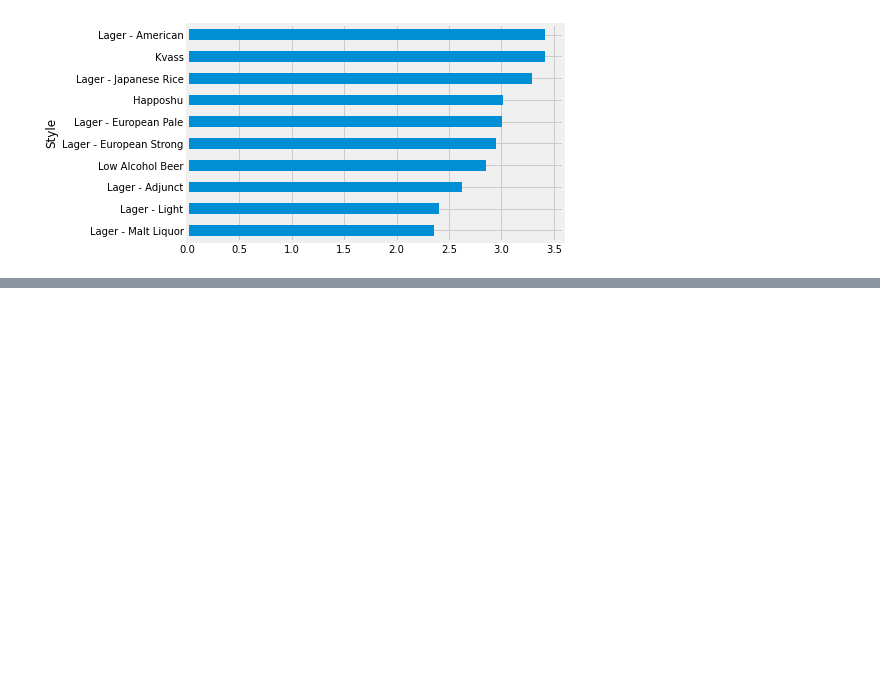
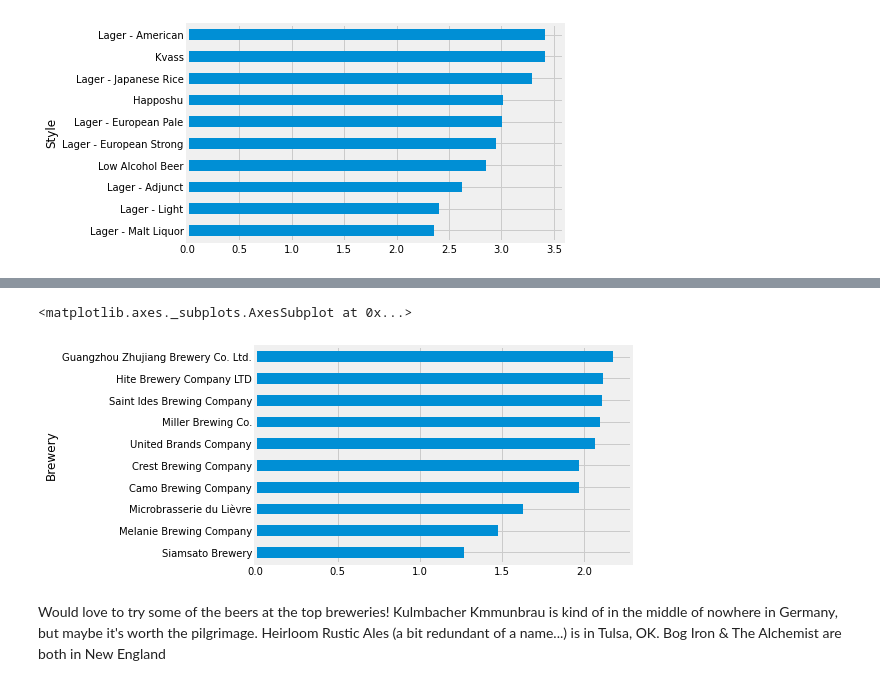
Before and after one commit to jmerali3/Beer_EDA, a Jupyter notebook: Beer_Exploration.ipynb, the cells around one changed output, grey strips where cells are left out. Drawn from its saved outputs; the diff is of its cells as text; code cells hidden in the pictures; blank space fills up the shorter version.

```diff
--- a/Beer_Exploration.ipynb
+++ b/Beer_Exploration.ipynb
@@ -94,0 +101,8 @@ I am not surprised high ABV Imperials and IPAs make the top of the list, but Bar
+# %%
+worst_brewery = beer_df.groupby(by='Brewery')["Ave Rating"].mean().sort_values()[0:10]
+worst_brewery.plot.barh()
+# %% [output]
+<matplotlib.axes._subplots.AxesSubplot at 0x...>
+[figure, added]
+# %% [markdown]
+Would love to try some of the beers at the top breweries! Kulmbacher Kmmunbrau is kind of in the middle of nowhere in Germany, but maybe it's worth the pilgrimage. Heirloom Rustic Ales (a bit redundant of a name...) is in Tulsa, OK. Bog Iron & The Alchemist are both in New England
```
Also changed, not shown: parts of 4 cells of this notebook.
